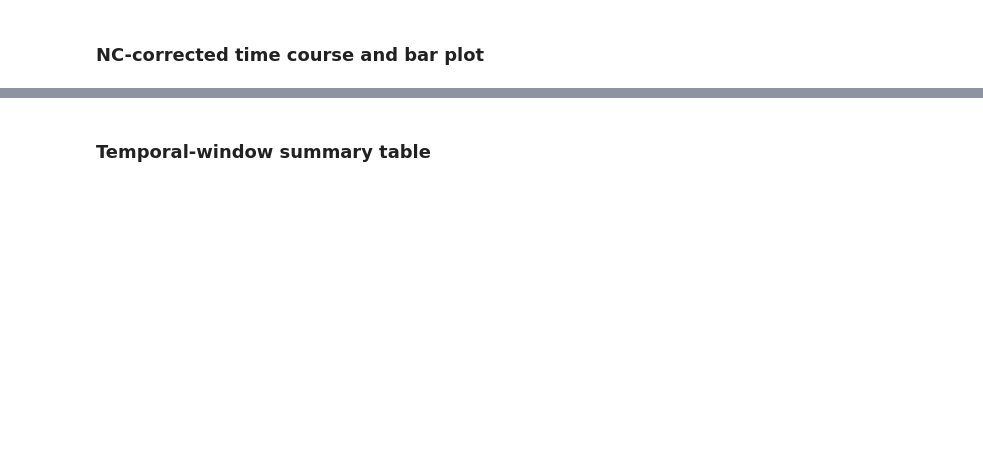
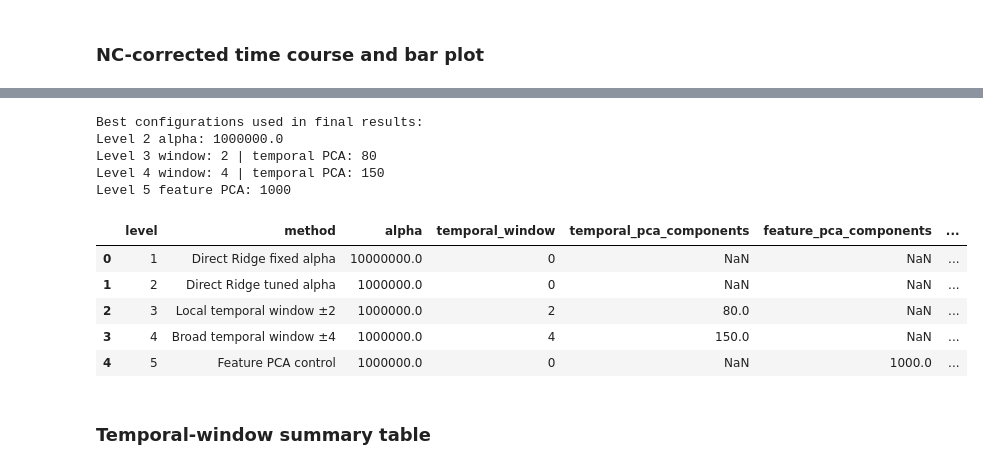
Before and after one commit to Shakikii/Brain-like_Project, a Jupyter notebook: nx414_project_2026.ipynb, the cells around one changed output, grey strips where cells are left out. Cells and saved outputs as stored; diff of their text form; code cells hidden in the pictures; blank space fills up the shorter version.

```diff
--- a/nx414_project_2026.ipynb
+++ b/nx414_project_2026.ipynb
@@ -5326,5 +5640,36 @@ plt.close(fig)
 # %% [markdown]
 ![Part 3 two-panel temporal readout comparison](figures/section3/part3_temporal_readout_2panels.png)
+# %%
+print("Best configurations used in final results:")
+print("Level 2 alpha:", BEST_ALPHA)
+print("Level 3 window:", LOCAL_WINDOW, "| temporal PCA:", best_local_components)
+print("Level 4 window:", BROAD_WINDOW, "| temporal PCA:", best_broad_components)
+print("Level 5 feature PCA:", best_feature_pca_components)
+
+display(results_df[[
+    "level",
+    "method",
+    "alpha",
+    "temporal_window",
+    "temporal_pca_components",
+    "feature_pca_components",
+    "EV_reliable_times",
+    "NC_EV_reliable_times",
+    "EV_improvement_vs_level2",
+    "NC_EV_improvement_vs_level2",
+]])
+# %% [output]
+Best configurations used in final results:
+Level 2 alpha: 1000000.0
+Level 3 window: 2 | temporal PCA: 80
+Level 4 window: 4 | temporal PCA: 150
+Level 5 feature PCA: 1000
+|  | level | method | alpha | temporal_window | temporal_pca_components | feature_pca_components | ... |
+| 0 | 1 | Direct Ridge fixed alpha | 10000000.0 | 0 | NaN | NaN | ... |
+| 1 | 2 | Direct Ridge tuned alpha | 1000000.0 | 0 | NaN | NaN | ... |
+| 2 | 3 | Local temporal window ±2 | 1000000.0 | 2 | 80.0 | NaN | ... |
+| 3 | 4 | Broad temporal window ±4 | 1000000.0 | 4 | 150.0 | NaN | ... |
+| 4 | 5 | Feature PCA control | 1000000.0 | 0 | NaN | 1000.0 | ... |
 # %% [markdown]
 ### Temporal-window summary table
 # %%
```
Also changed, not shown: parts of 27 cells of this notebook, 6 other files.
